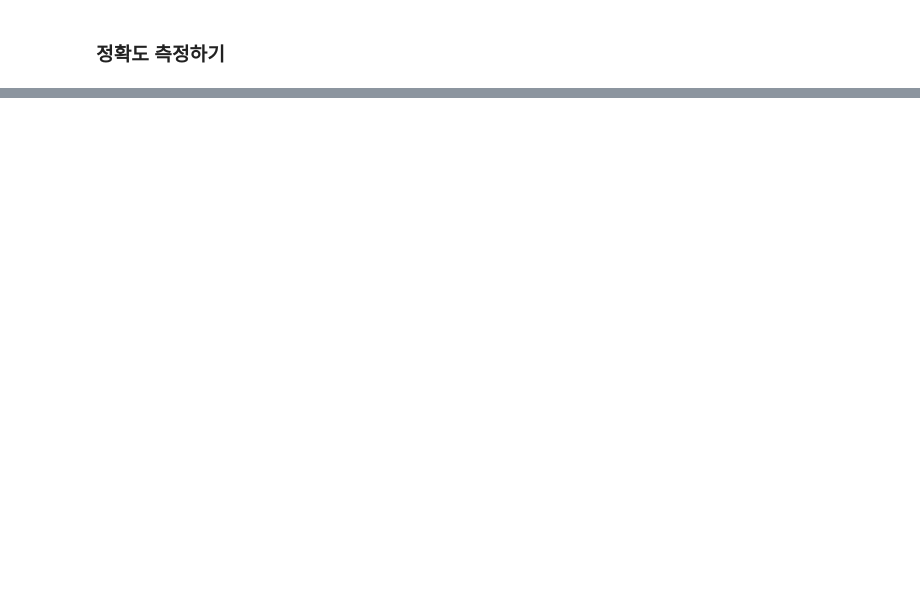
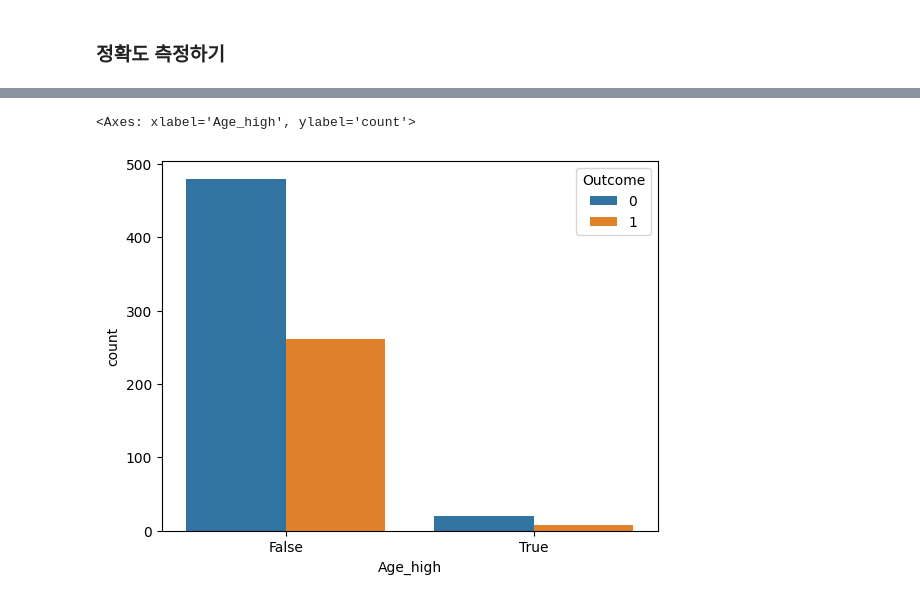
Before and after one commit to skqorrla/N_DSP_2024, a Jupyter notebook: week3_example.ipynb, the cells around one changed output, grey strips where cells are left out. Cells and saved outputs as stored; diff of their text form; code cells hidden in the pictures; blank space fills up the shorter version.

```diff
--- a/week3_example.ipynb
+++ b/week3_example.ipynb
@@ -201,0 +296,5 @@ model.score(x_test,y_test)
+# %%
+df["Age_low"] = df["Age"] < 30
+df["Age_middle"] = (df["Age"] >= 30) & (df["Age"] <= 60)
+df["Age_high"] = df["Age"] > 60
+df[["Age", "Age_low", "Age_middle", "Age_high"]].head()
@@ -201,0 +308,5 @@ model.score(x_test,y_test)
+# %%
+sns.countplot(data=df, x="Age_high", hue="Outcome")
+# %% [output]
+<Axes: xlabel='Age_high', ylabel='count'>
+[figure, added]
```
Also changed, not shown: parts of 41 cells of this notebook.
